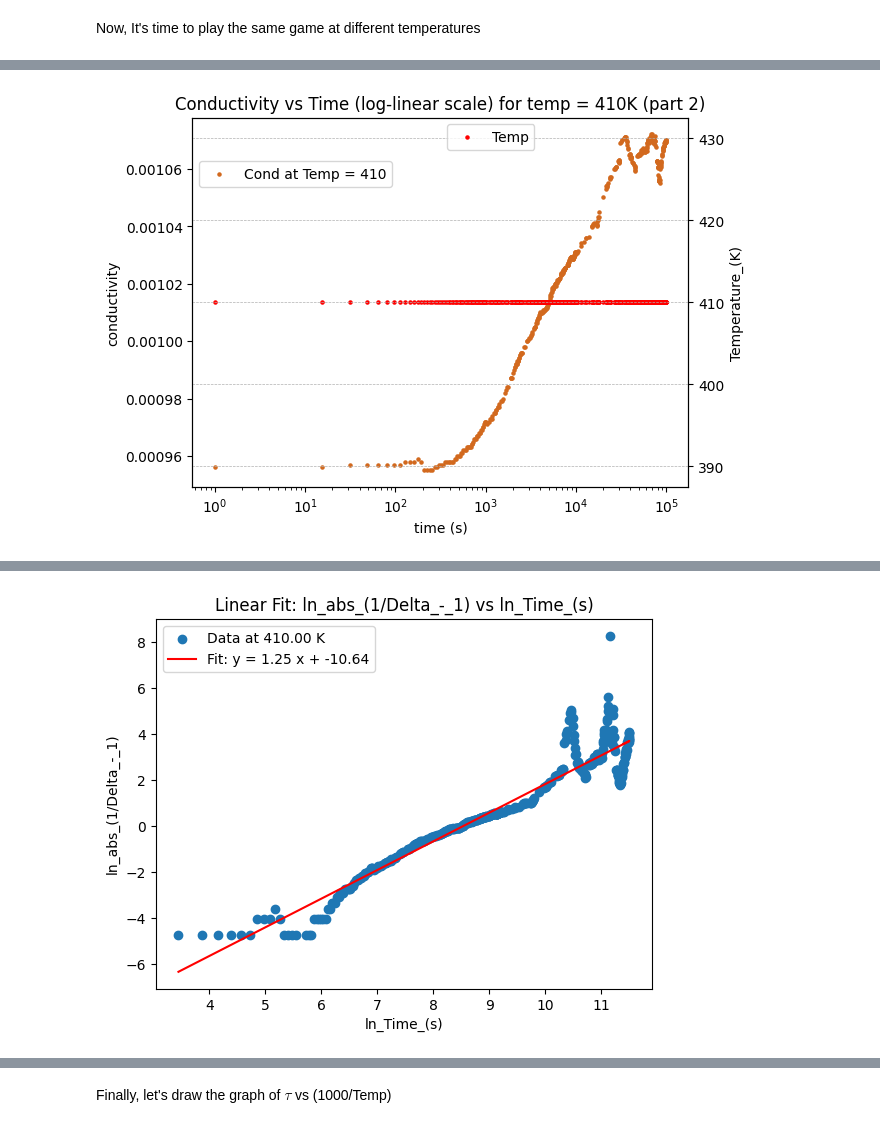
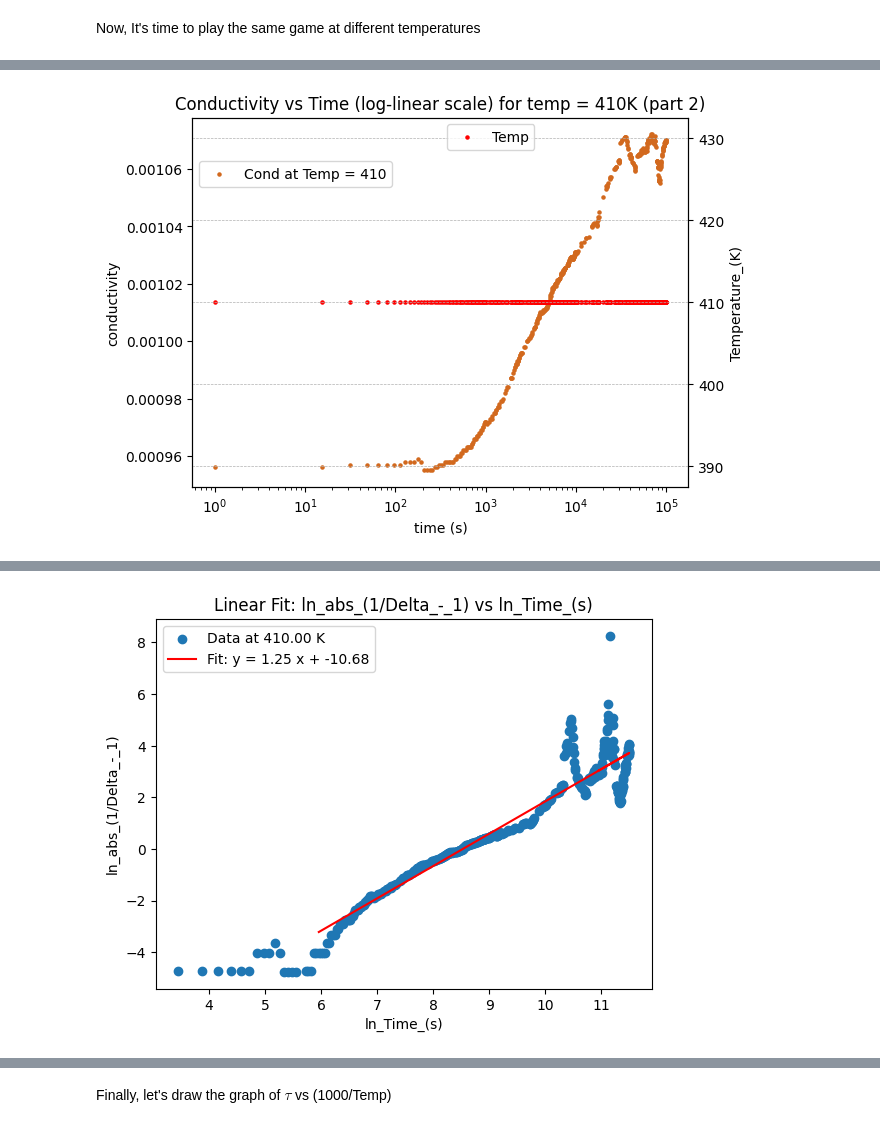
Before and after one commit to speedcoder107/kakalioslab, a Jupyter notebook: relaxation time/relaxation_time.ipynb, the cells around one changed output, grey strips where cells are left out. Cells and saved outputs as stored; diff of their text form; code cells hidden in the pictures.

Commit message:
corrected fast and slow for up and removed pts from berthlot BD prediction

```diff
--- a/relaxation time/relaxation_time.ipynb
+++ b/relaxation time/relaxation_time.ipynb
@@ -218,9 +217,9 @@ delta_410_part_2 = rx.scatter_data(df_410_part_2, "Delta_T", column_type='y_colu
 
 rx.scatter_plot(title='Conductivity vs Time (log-linear scale) for temp = 410K (part 2)', x_column=time_410_part_2, y_column=cond_410_part_2, new_column={time_410_part_2:temp_410_part_2})
 
-beta_b_410_part_2, tau_b_410_part_2 = rx.berthelot_prediction(df_410_part_2)
+beta_b_410_part_2, tau_b_410_part_2 = rx.berthelot_prediction(df_410_part_2, 20, 20)
 
-gamma_d_410_part_2, tau_d_410_part_2 = rx.dispersive_diffusion_prediction(df_410_part_2)
+gamma_d_410_part_2, tau_d_410_part_2 = rx.dispersive_diffusion_prediction(df_410_part_2, 20, 20)
 
 b_line_410_part_2 = rx.line_data(np.linspace(1,10**7,100000), np.exp(-(np.linspace(1,10**7,100000) / tau_b_410_part_2)**beta_b_410_part_2), legend_label=f'y = e^((x/{tau_b_410_part_2:.2f})^{beta_b_410_part_2:.2f})', color='chocolate')
 rx.scatter_plot(title='Delta vs Time (log-linear scale) for temp = 410K (part 2)', x_column=time_410_part_2, y_column=delta_410_part_2, new_column={time_410_part_2:temp_410_part_2}, new_line = [b_line_410_part_2])
@@ -233 +232 @@ rx.scatter_plot(title='Delta vs Time (log-linear scale) for temp = 410K (part 2)
-[figure, old version]
+[figure, new version]
```
Also changed, not shown: parts of 21 cells of this notebook, 11 other files.
